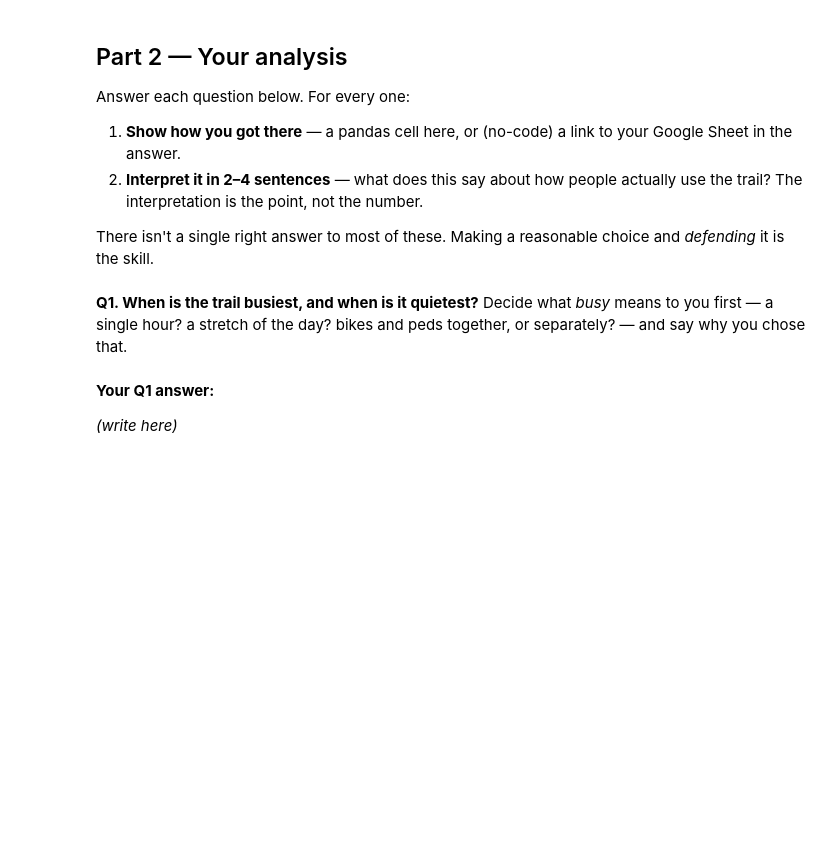
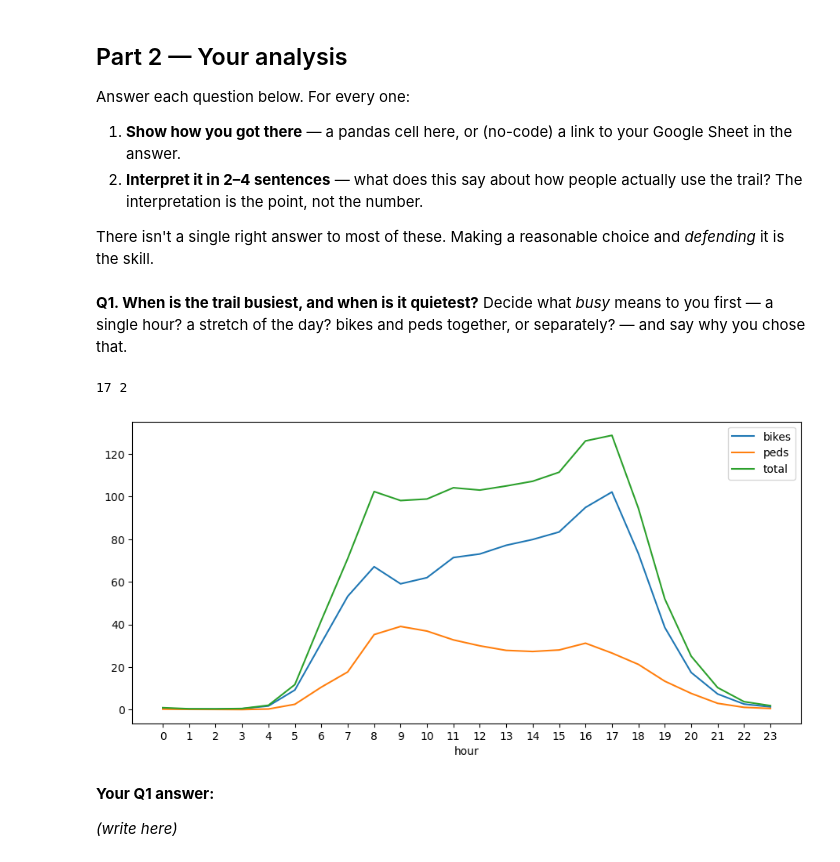
Before and after one commit to hannahh09/hcde-410, a Jupyter notebook: A1/A1.ipynb, the cells around one changed output. Cells and saved outputs as stored; diff of their text form; code cells hidden in the pictures; blank space fills up the shorter version.

```diff
--- a/A1/A1.ipynb
+++ b/A1/A1.ipynb
@@ -140,7 +140,13 @@ There isn't a single right answer to most of these. Making a reasonable choice a
 **Q1. When is the trail busiest, and when is it quietest?**
 Decide what *busy* means to you first — a single hour? a stretch of the day? bikes and peds together, or separately? — and say why you chose that.
 # %%
-# Your code for Q1 (or put a Google Sheets link in your written answer below)
+by_hour = df.groupby("hour")[["bikes","peds"]].mean()
+by_hour["total"] = by_hour["bikes"] + by_hour["peds"]
+print(by_hour["total"].idxmax(), by_hour["total"].idxmin())
+by_hour.plot(figsize=(11,5)); plt.xticks(range(24)); plt.show()
+# %% [output]
+17 2
+[figure, added]
 # %% [markdown]
 **Your Q1 answer:**
 
```
Also changed, not shown: parts of 4 cells of this notebook.
